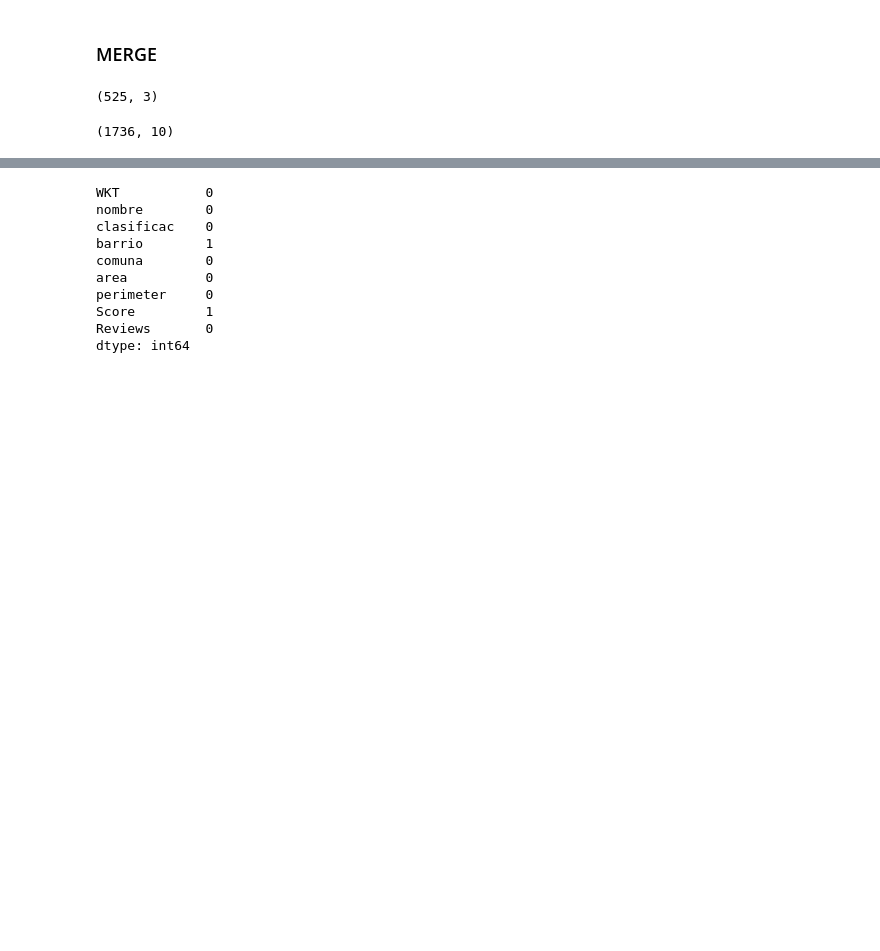
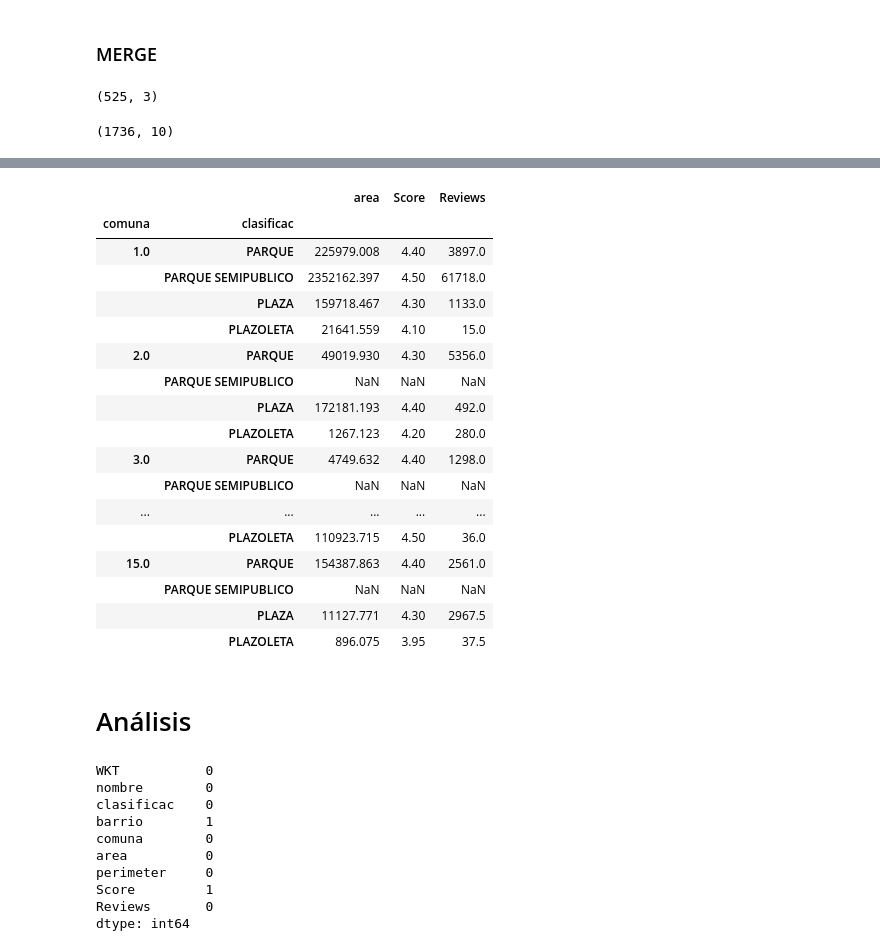
Before and after one commit to tomasdestefano/data_science_clusterai2020_destefano, a Jupyter notebook: Tp_Completo.ipynb, the cells around one changed output, grey strips where cells are left out. Drawn from its saved outputs; the diff is of its cells as text; code cells hidden in the pictures; blank space fills up the shorter version.

```diff
--- a/Tp_Completo.ipynb
+++ b/Tp_Completo.ipynb
@@ -1425,3 +1441,31 @@ evt_score = evt_score.loc[evt_score['Reviews'] > 5]
+# %%
+aux_ev_s = evt_score[(evt_score['clasificac']=='PLAZA')|
+                (evt_score['clasificac']=='PLAZOLETA')|
+                (evt_score['clasificac']=='PARQUE')|
+               (evt_score['clasificac']=='PARQUE SEMIPUBLICO')]
+
+aux_ev_s.groupby(['comuna', 'clasificac']).agg({'area':'sum', 'Score':'median', 'Reviews':'median'})
+# %% [output]
+|  |  | area | Score | Reviews |
+| comuna | clasificac |  |  |  |
+| 1.0 | PARQUE | 225979.008 | 4.40 | 3897.0 |
+|  | PARQUE SEMIPUBLICO | 2352162.397 | 4.50 | 61718.0 |
+|  | PLAZA | 159718.467 | 4.30 | 1133.0 |
+|  | PLAZOLETA | 21641.559 | 4.10 | 15.0 |
+| 2.0 | PARQUE | 49019.930 | 4.30 | 5356.0 |
+|  | PARQUE SEMIPUBLICO | NaN | NaN | NaN |
+|  | PLAZA | 172181.193 | 4.40 | 492.0 |
+|  | PLAZOLETA | 1267.123 | 4.20 | 280.0 |
+| 3.0 | PARQUE | 4749.632 | 4.40 | 1298.0 |
+|  | PARQUE SEMIPUBLICO | NaN | NaN | NaN |
+| ... | ... | ... | ... | ... |
+|  | PLAZOLETA | 110923.715 | 4.50 | 36.0 |
+| 15.0 | PARQUE | 154387.863 | 4.40 | 2561.0 |
+|  | PARQUE SEMIPUBLICO | NaN | NaN | NaN |
+|  | PLAZA | 11127.771 | 4.30 | 2967.5 |
+|  | PLAZOLETA | 896.075 | 3.95 | 37.5 |
+# %% [markdown]
+# Análisis
 # %%
 evt_score.isna().sum()
 # %% [output]
```
Also changed, not shown: parts of 1 cell of this notebook.
